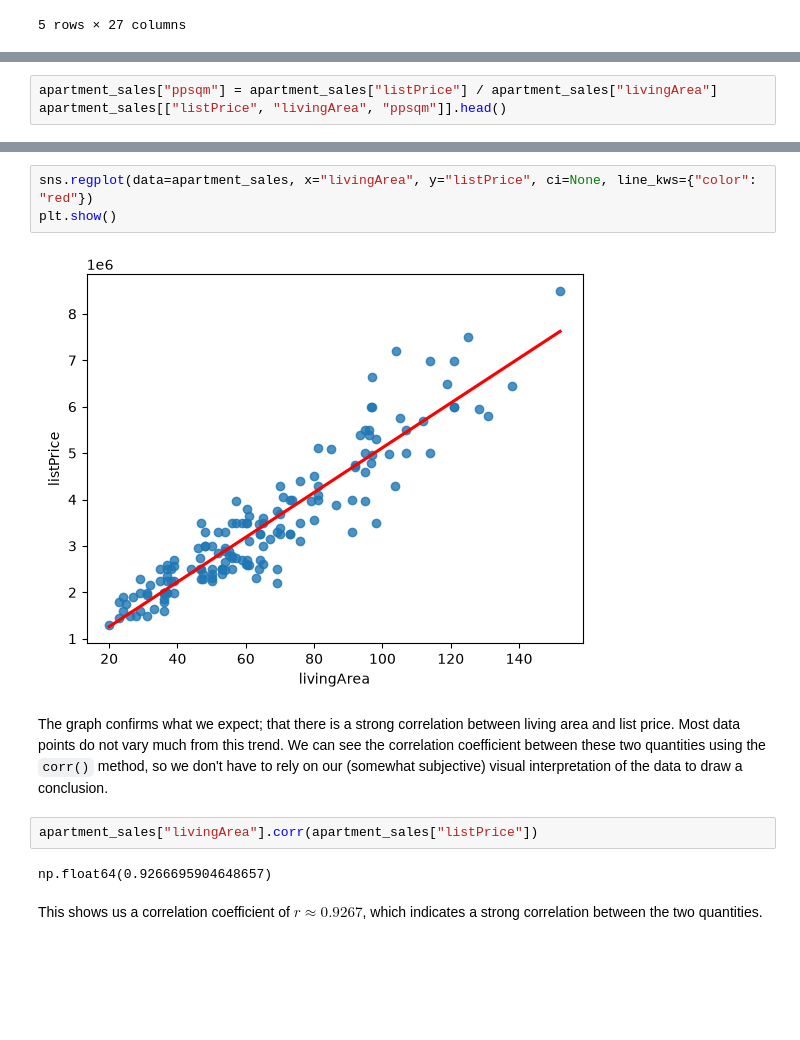
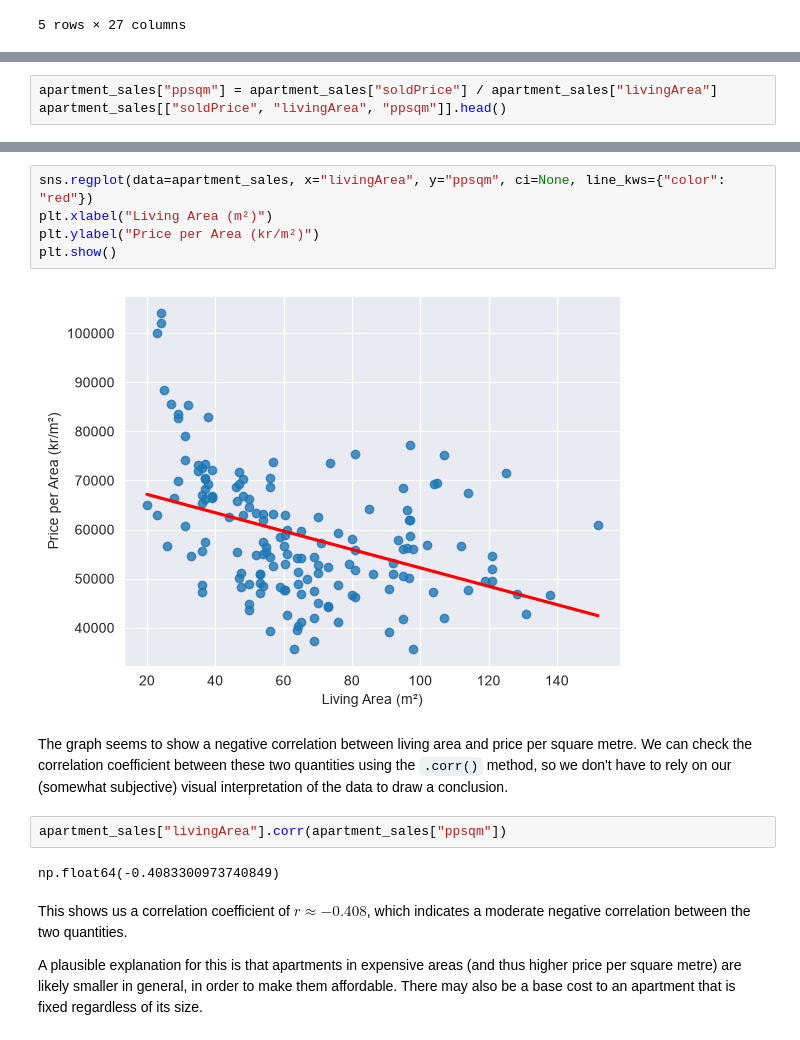
Before and after one commit to AndyDeany/MT4008-homework-2, a Jupyter notebook: HW2/HW2.ipynb, the cells around one changed output, grey strips where cells are left out. Cells and saved outputs as stored; diff of their text form; blank space fills up the shorter version.

Commit message:
Change from listedPrice to soldPrice, and tidy up written portions

```diff
--- a/HW2/HW2.ipynb
+++ b/HW2/HW2.ipynb
@@ -33,5 +33,5 @@ We can then view these quantities for the first few columns of the table
 to check that they seem correct.
 # %%
-apartment_sales["ppsqm"] = apartment_sales["listPrice"] / apartment_sales["livingArea"]
-apartment_sales[["listPrice", "livingArea", "ppsqm"]].head()
+apartment_sales["ppsqm"] = apartment_sales["soldPrice"] / apartment_sales["livingArea"]
+apartment_sales[["soldPrice", "livingArea", "ppsqm"]].head()
 # %% [output]
@@ -104,19 +122,24 @@ along with a line of best fit. The `seaborn.regplot()` function suits this purpo
 # %%
-sns.regplot(data=apartment_sales, x="livingArea", y="listPrice", ci=None, line_kws={"color": "red"})
+sns.regplot(data=apartment_sales, x="livingArea", y="ppsqm", ci=None, line_kws={"color": "red"})
+plt.xlabel("Living Area (m²)")
+plt.ylabel("Price per Area (kr/m²)")
 plt.show()
 # %% [output]
-[figure, old version]
+[figure, new version]
 # %% [markdown]
-The graph confirms what we expect; that there is a strong correlation
-between living area and list price.
-Most data points do not vary much from this trend.
-We can see the correlation coefficient between these two quantities using the `corr()`
+The graph seems to show a negative correlation between living area and price per square metre.
+We can check the correlation coefficient between these two quantities using the `.corr()`
 method, so we don't have to rely on our (somewhat subjective)
 visual interpretation of the data to draw a conclusion.
 # %%
-apartment_sales["livingArea"].corr(apartment_sales["listPrice"])
+apartment_sales["livingArea"].corr(apartment_sales["ppsqm"])
 # %% [output]
-np.float64(0.9266695904648657)
+np.float64(-0.4083300973740849)
 # %% [markdown]
-This shows us a correlation coefficient of $r \approx 0.9267$,
-which indicates a strong correlation between the two quantities.
+This shows us a correlation coefficient of $r \approx -0.408$,
+which indicates a moderate negative correlation between the two quantities.
+
+A plausible explanation for this is that apartments in expensive areas
+(and thus higher price per square metre) are likely smaller in general,
+in order to make them affordable.
+There may also be a base cost to an apartment that is fixed regardless of its size.
```
Also changed, not shown: parts of 12 cells of this notebook.
